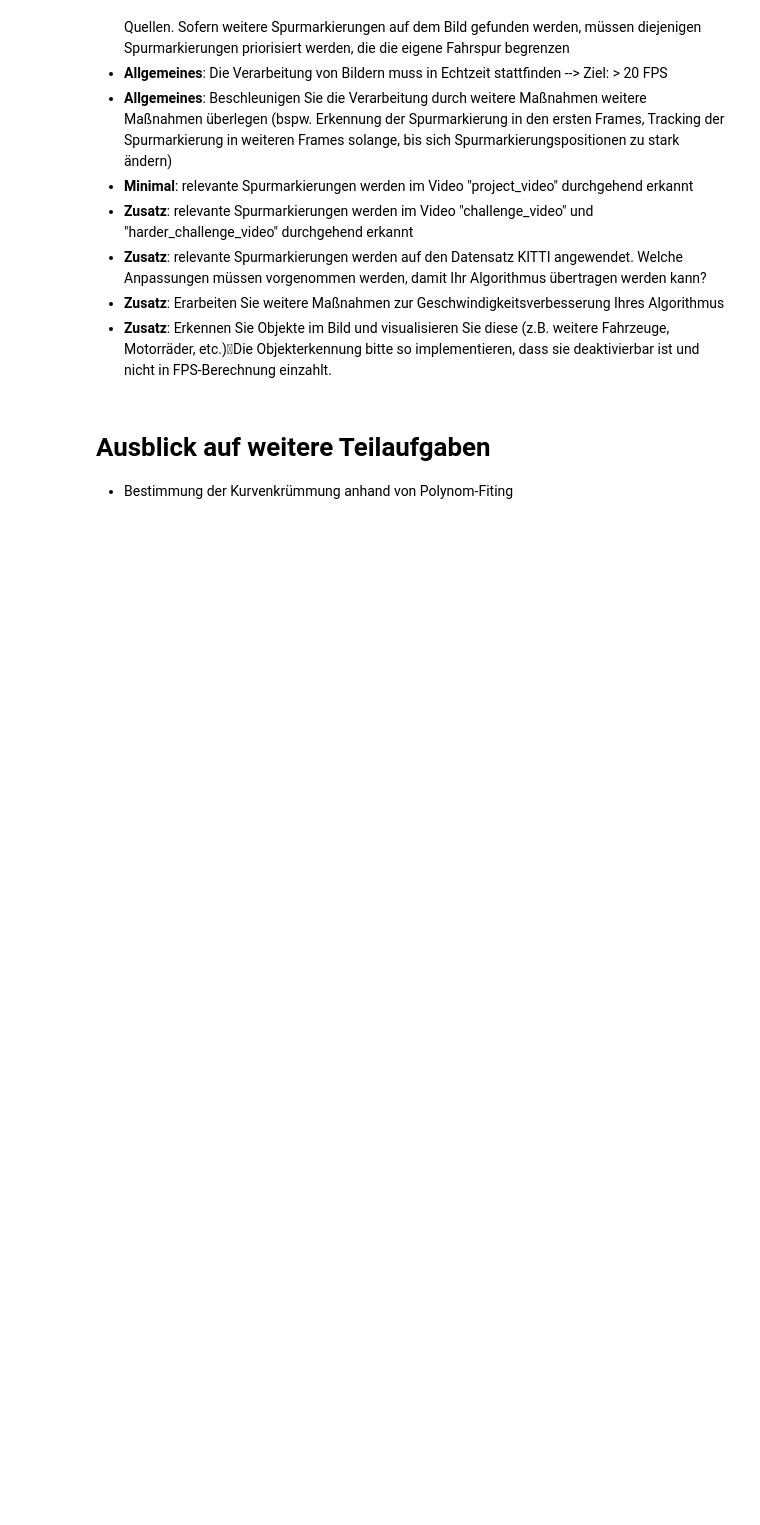
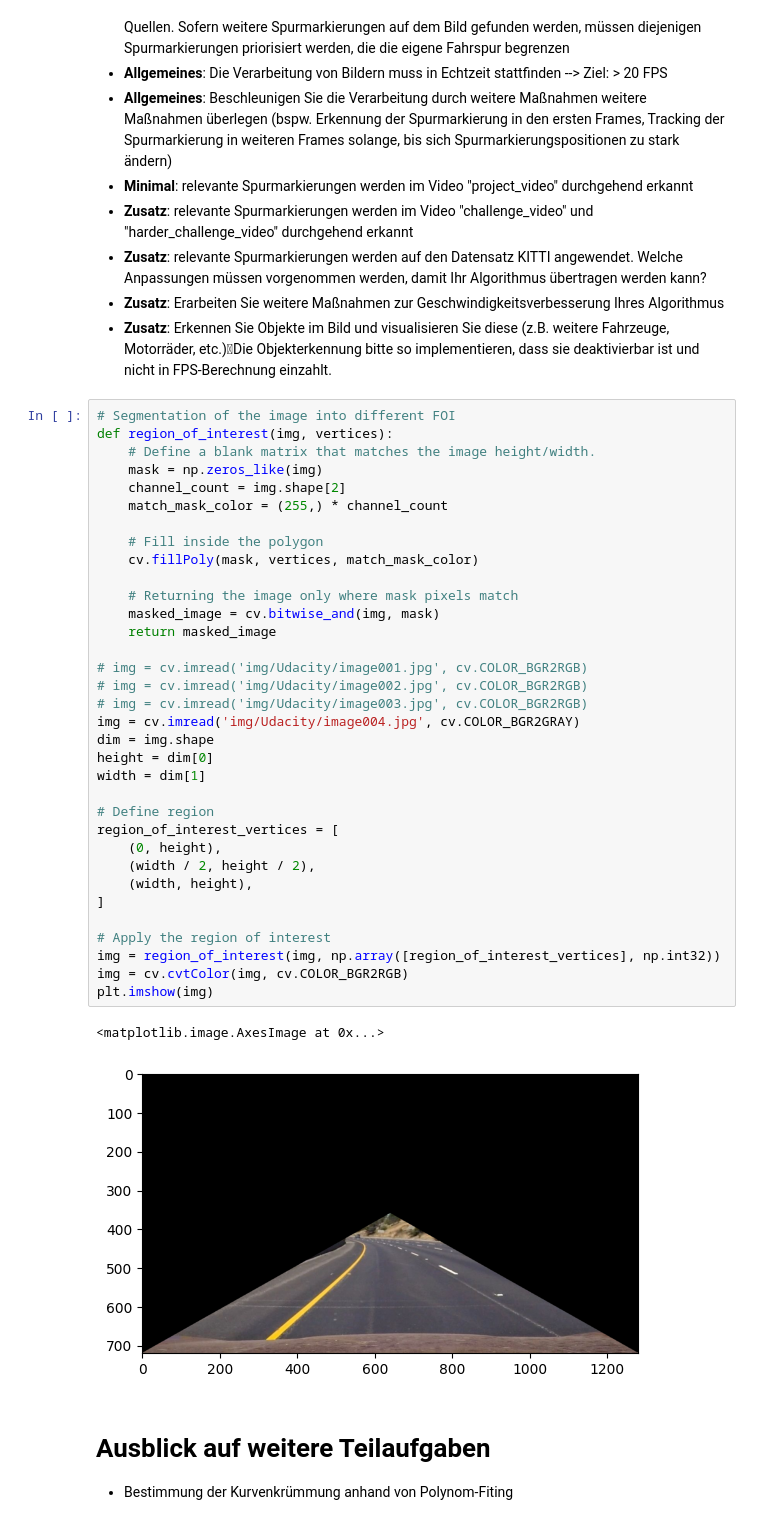
Before and after one commit to Super-T02/Spurerkennung, a Jupyter notebook: Projekt_Spurerkennung_v2.ipynb, the cells around one changed output. Cells and saved outputs as stored; diff of their text form; blank space fills up the shorter version.

Commit message:
-ADD: segmentation in notebook

```diff
--- a/Projekt_Spurerkennung_v2.ipynb
+++ b/Projekt_Spurerkennung_v2.ipynb
@@ -199,3 +199,40 @@ Erkennen Sie die Fahrbahnmarkierungen bzw. Fahrstreifen auf den Bildquellen von
+# %%
+# Segmentation of the image into different FOI
+def region_of_interest(img, vertices):
+    # Define a blank matrix that matches the image height/width.
+    mask = np.zeros_like(img)
+    channel_count = img.shape[2]
+    match_mask_color = (255,) * channel_count
+
+    # Fill inside the polygon
+    cv.fillPoly(mask, vertices, match_mask_color)
+
+    # Returning the image only where mask pixels match
+    masked_image = cv.bitwise_and(img, mask)
+    return masked_image
+
+# img = cv.imread('img/Udacity/image001.jpg', cv.COLOR_BGR2RGB)
+# img = cv.imread('img/Udacity/image002.jpg', cv.COLOR_BGR2RGB)
+# img = cv.imread('img/Udacity/image003.jpg', cv.COLOR_BGR2RGB)
+img = cv.imread('img/Udacity/image004.jpg', cv.COLOR_BGR2GRAY)
+dim = img.shape
+height = dim[0]
+width = dim[1]
+
+# Define region
+region_of_interest_vertices = [
+    (0, height),
+    (width / 2, height / 2),
+    (width, height),
+]
+
+# Apply the region of interest
+img = region_of_interest(img, np.array([region_of_interest_vertices], np.int32))
+img = cv.cvtColor(img, cv.COLOR_BGR2RGB)
+plt.imshow(img)
+# %% [output]
+<matplotlib.image.AxesImage at 0x...>
+[figure, added]
 # %% [markdown]
 # Ausblick auf weitere Teilaufgaben
 - Bestimmung der Kurvenkrümmung anhand von Polynom-Fiting
```
Also changed, not shown: 1 other file.
